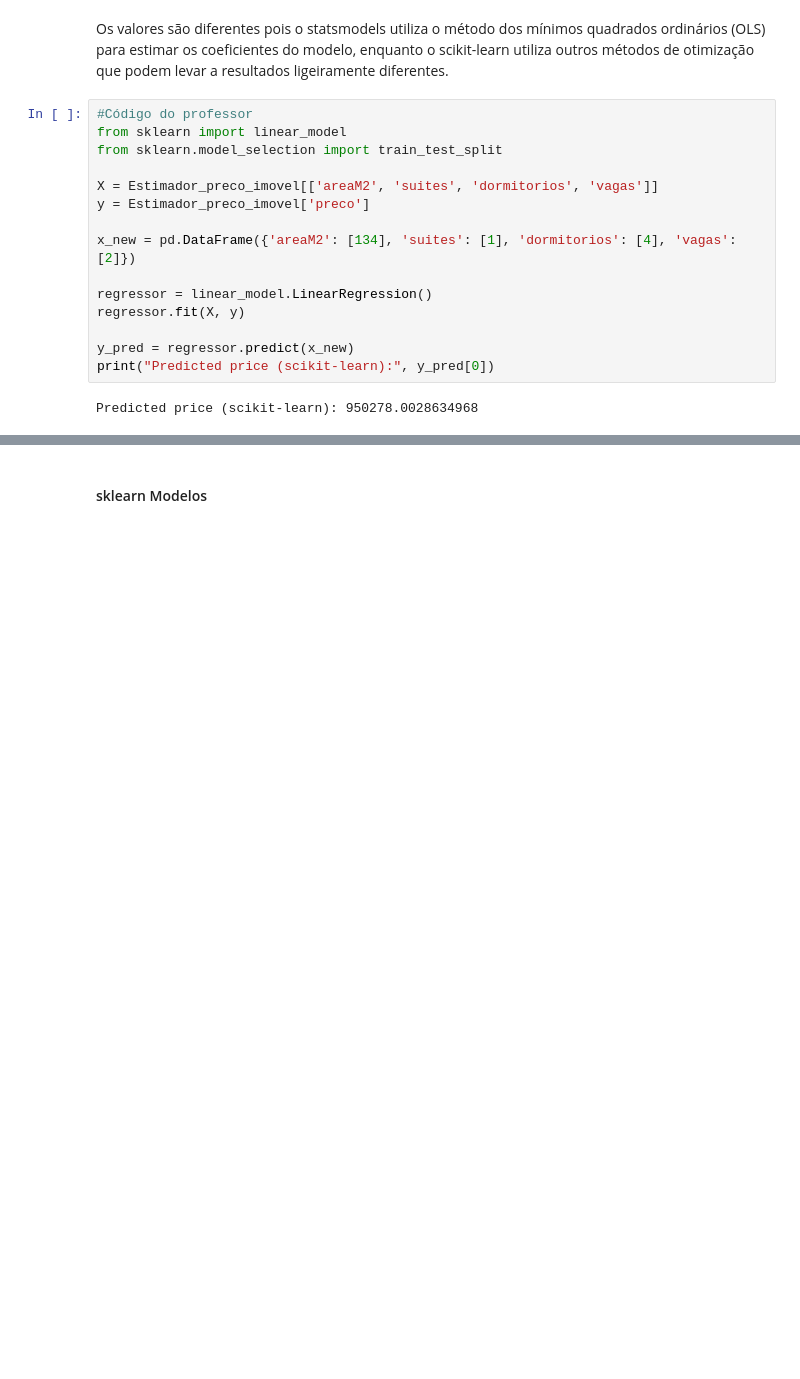
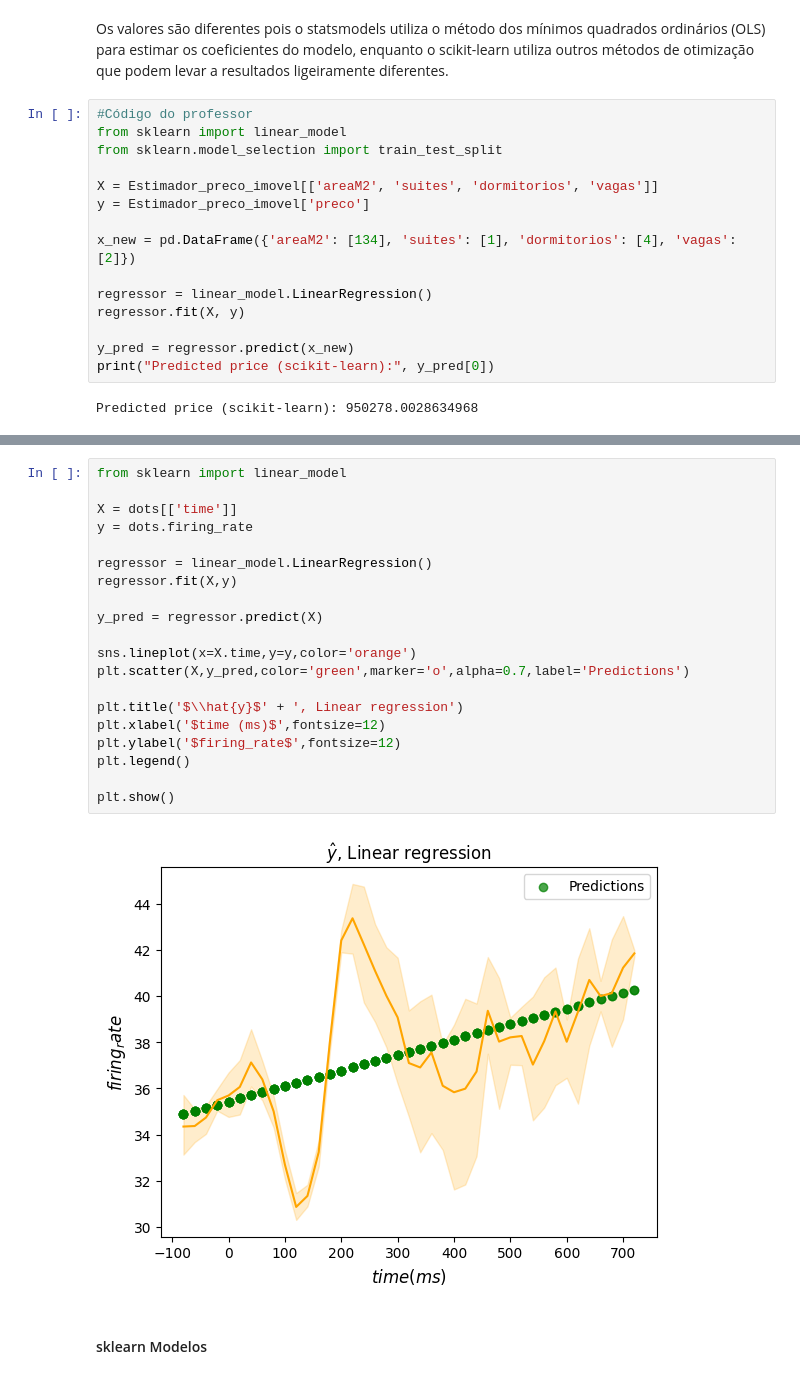
Before and after one commit to AnaMarcacini/CienciaDeDados, a Jupyter notebook: P3/Resumao.ipynb, the cells around one changed output, grey strips where cells are left out. Cells and saved outputs as stored; diff of their text form; blank space fills up the shorter version.

```diff
--- a/P3/Resumao.ipynb
+++ b/P3/Resumao.ipynb
@@ -238,2 +252,24 @@ Predicted price (scikit-learn): 950278.0028634968
+# %%
+from sklearn import linear_model
+
+X = dots[['time']]
+y = dots.firing_rate
+
+regressor = linear_model.LinearRegression()
+regressor.fit(X,y)
+
+y_pred = regressor.predict(X)
+
+sns.lineplot(x=X.time,y=y,color='orange')
+plt.scatter(X,y_pred,color='green',marker='o',alpha=0.7,label='Predictions')
+
+plt.title('$\\hat{y}$' + ', Linear regression')
+plt.xlabel('$time (ms)$',fontsize=12)
+plt.ylabel('$firing_rate$',fontsize=12)
+plt.legend()
+
+plt.show()
+# %% [output]
+[figure, added]
 # %% [markdown]
 #### sklearn Modelos
```
Also changed, not shown: parts of 58 cells of this notebook.
